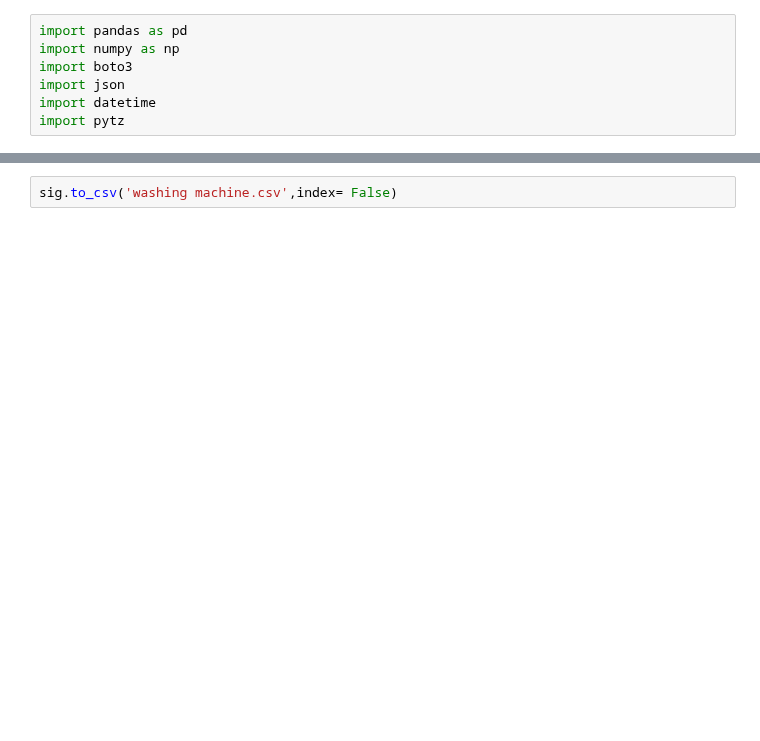
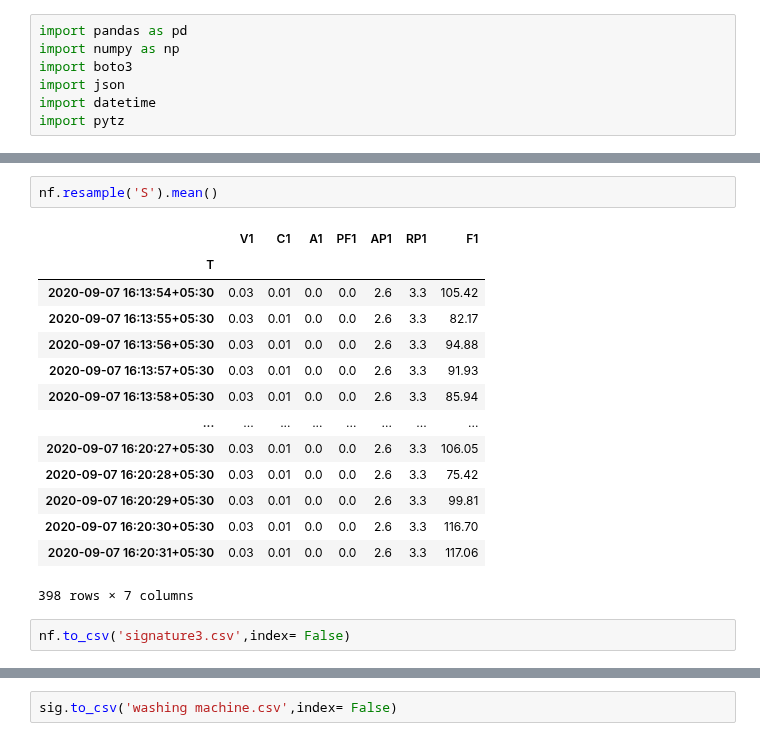
Before and after one commit to caxefaizan/S3_bucket_manipulation, a Jupyter notebook: Get Signature.ipynb, the cells around one changed output, grey strips where cells are left out. Cells and saved outputs as stored; diff of their text form; blank space fills up the shorter version.

```diff
--- a/Get Signature.ipynb
+++ b/Get Signature.ipynb
@@ -35,0 +93,19 @@ for i in range(100):
+# %%
+nf.resample('S').mean()
+# %% [output]
+|  | V1 | C1 | A1 | PF1 | AP1 | RP1 | F1 |
+| T |  |  |  |  |  |  |  |
+| 2020-09-07 16:13:54+05:30 | 0.03 | 0.01 | 0.0 | 0.0 | 2.6 | 3.3 | 105.42 |
+| 2020-09-07 16:13:55+05:30 | 0.03 | 0.01 | 0.0 | 0.0 | 2.6 | 3.3 | 82.17 |
+| 2020-09-07 16:13:56+05:30 | 0.03 | 0.01 | 0.0 | 0.0 | 2.6 | 3.3 | 94.88 |
+| 2020-09-07 16:13:57+05:30 | 0.03 | 0.01 | 0.0 | 0.0 | 2.6 | 3.3 | 91.93 |
+| 2020-09-07 16:13:58+05:30 | 0.03 | 0.01 | 0.0 | 0.0 | 2.6 | 3.3 | 85.94 |
+| ... | ... | ... | ... | ... | ... | ... | ... |
+| 2020-09-07 16:20:27+05:30 | 0.03 | 0.01 | 0.0 | 0.0 | 2.6 | 3.3 | 106.05 |
+| 2020-09-07 16:20:28+05:30 | 0.03 | 0.01 | 0.0 | 0.0 | 2.6 | 3.3 | 75.42 |
+| 2020-09-07 16:20:29+05:30 | 0.03 | 0.01 | 0.0 | 0.0 | 2.6 | 3.3 | 99.81 |
+| 2020-09-07 16:20:30+05:30 | 0.03 | 0.01 | 0.0 | 0.0 | 2.6 | 3.3 | 116.70 |
+| 2020-09-07 16:20:31+05:30 | 0.03 | 0.01 | 0.0 | 0.0 | 2.6 | 3.3 | 117.06 |
+398 rows × 7 columns
+# %%
+nf.to_csv('signature3.csv',index= False)
```
Also changed, not shown: parts of 17 cells of this notebook.
